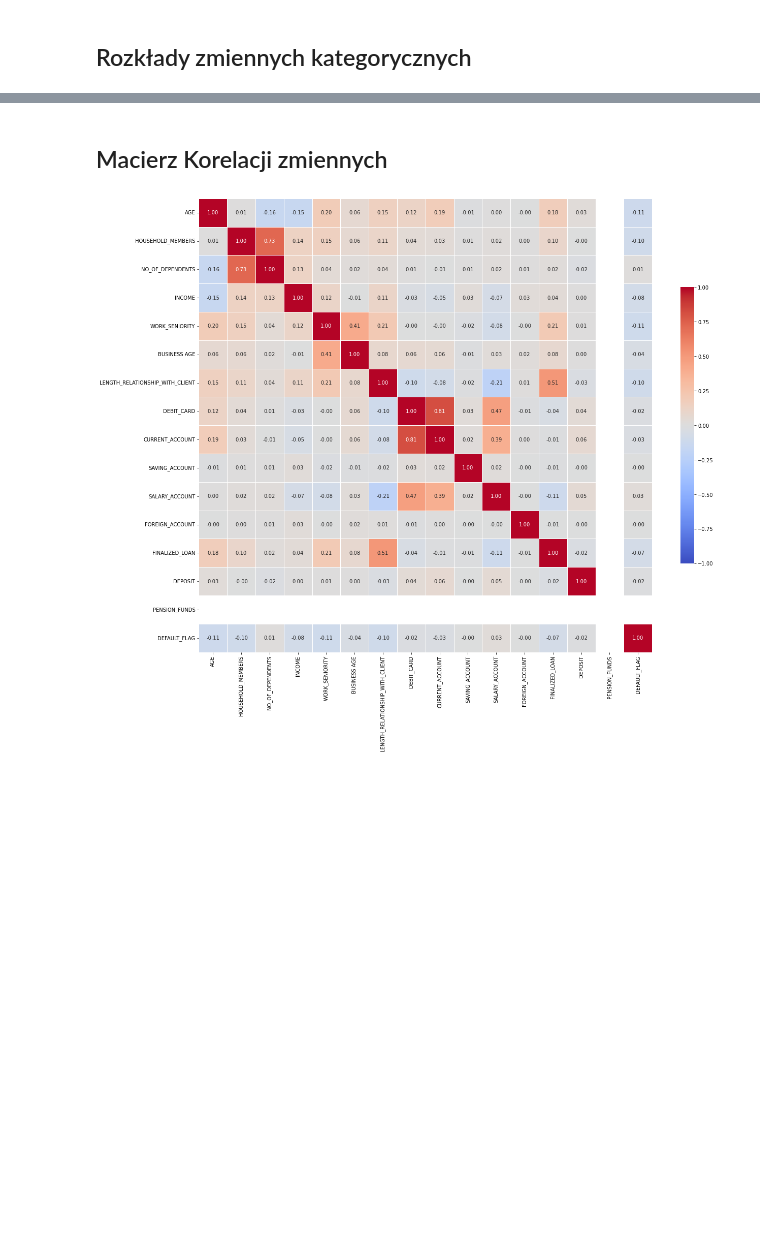
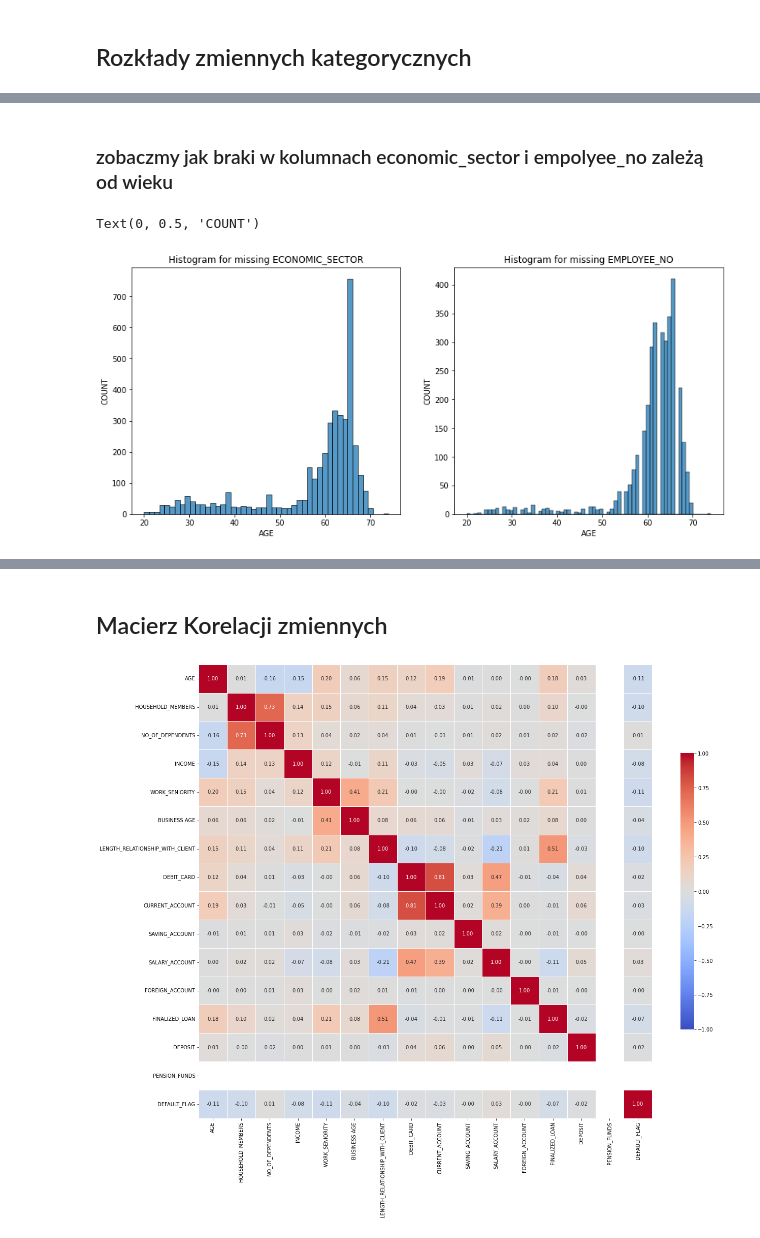
Before and after one commit to GabrielaMajstrak/ML-first-project, a Jupyter notebook: Projetk ML 1/ML_najnowsza_wersja.ipynb, the cells around one changed output, grey strips where cells are left out. Drawn from its saved outputs; the diff is of its cells as text; code cells hidden in the pictures; blank space fills up the shorter version.

```diff
--- a/Projetk ML 1/ML_najnowsza_wersja.ipynb
+++ b/Projetk ML 1/ML_najnowsza_wersja.ipynb
@@ -146,0 +183,17 @@ for elem in elems:
+# %% [markdown]
+### zobaczmy jak braki w  kolumnach economic_sector i empolyee_no zależą od wieku
+# %%
+df_economic_missing = df[df['ECONOMIC_SECTOR']=='Missing']
+df_employeen_missing=df[df['EMPLOYEE_NO']=='Missing']
+fig, axs =plt.subplots(1, 2, figsize=(14, 6))
+sns.histplot(data=df_economic_missing, x='AGE', ax=axs[0])
+axs[0].set_title('Histogram for missing ECONOMIC_SECTOR')
+axs[0].set_xlabel('AGE')
+axs[0].set_ylabel('COUNT')
+sns.histplot(data=df_employeen_missing, x='AGE', ax=axs[1])
+axs[1].set_title('Histogram for missing EMPLOYEE_NO')
+axs[1].set_xlabel('AGE')
+axs[1].set_ylabel('COUNT')
+# %% [output]
+Text(0, 0.5, 'COUNT')
+[figure, added]
```
Also changed, not shown: parts of 23 cells of this notebook.
